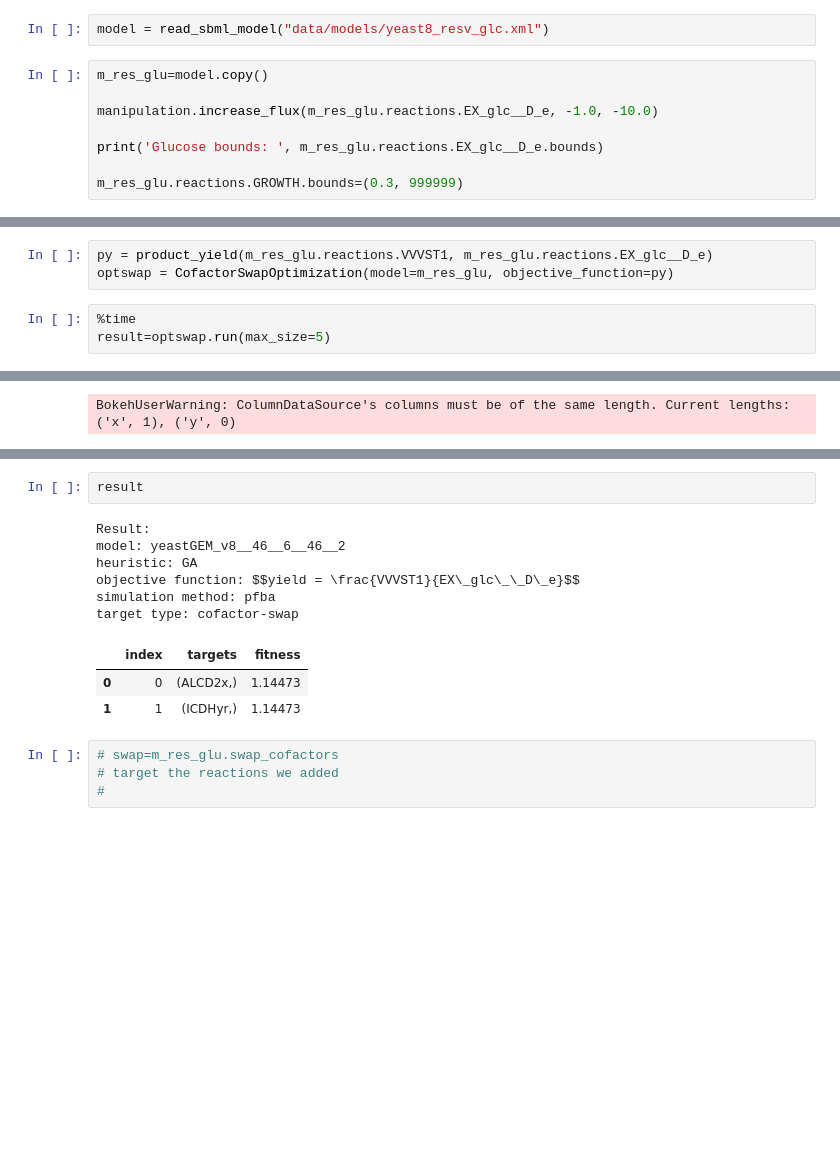
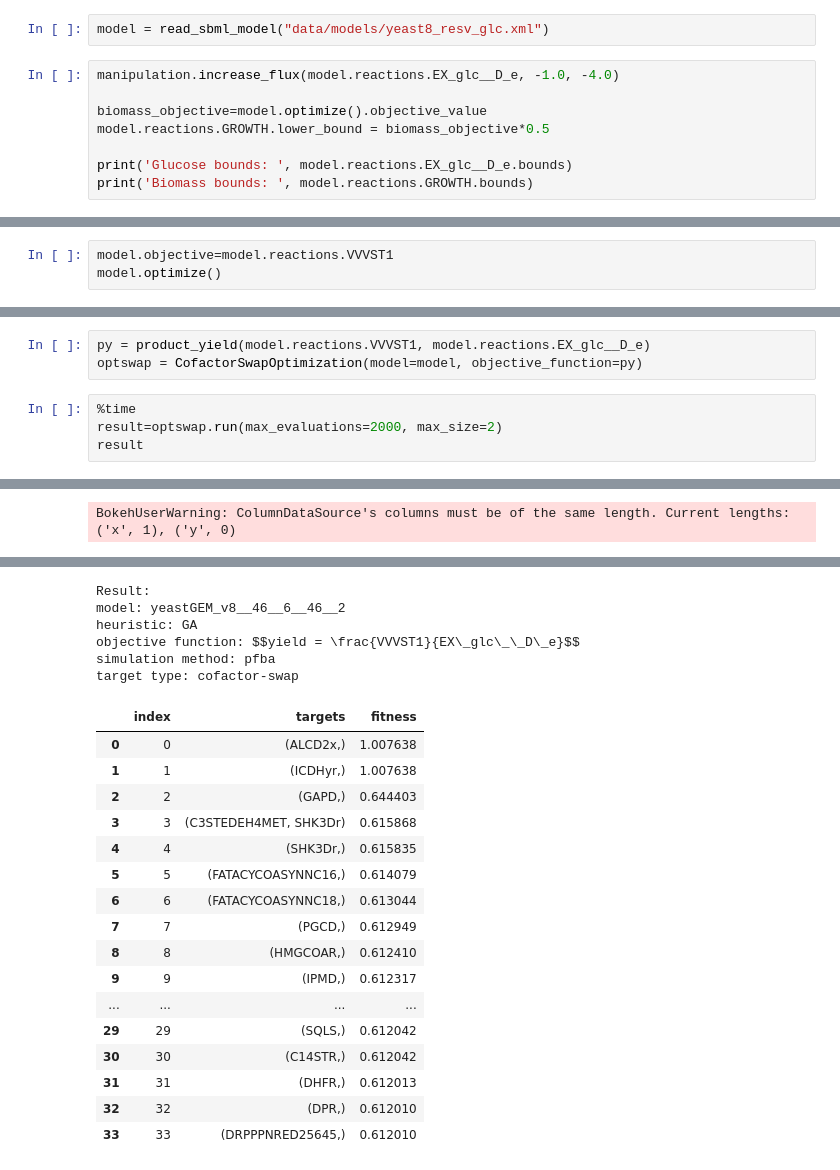
Before and after one commit to 27410/27410-group-assigment-group-4-resveratrol-in-s-cerevisiae, a Jupyter notebook: analysis/06.cofactor_swap.ipynb, the cells around one changed output, grey strips where cells are left out. Drawn from its saved outputs; the diff is of its cells as text; blank space fills up the shorter version.

```diff
--- a/analysis/06.cofactor_swap.ipynb
+++ b/analysis/06.cofactor_swap.ipynb
@@ -16,11 +16,11 @@ os.chdir("C:/Users/Deborah/anaconda3/envs/cellfactorydesign/27410-group-assigmen
 # %%
 model = read_sbml_model("data/models/yeast8_resv_glc.xml")
 # %%
-m_res_glu=model.copy()
+manipulation.increase_flux(model.reactions.EX_glc__D_e, -1.0, -4.0)
 
-manipulation.increase_flux(m_res_glu.reactions.EX_glc__D_e, -1.0, -10.0)
+biomass_objective=model.optimize().objective_value
+model.reactions.GROWTH.lower_bound = biomass_objective*0.5
 
-print('Glucose bounds: ', m_res_glu.reactions.EX_glc__D_e.bounds)
-
-m_res_glu.reactions.GROWTH.bounds=(0.3, 999999)
+print('Glucose bounds: ', model.reactions.EX_glc__D_e.bounds)
+print('Biomass bounds: ', model.reactions.GROWTH.bounds)
 # %% [output]
@@ -30,0 +29,3 @@ m_res_glu.objective=m_res_glu.reactions.VVVST1
+# %%
+model.objective=model.reactions.VVVST1
+model.optimize()
@@ -31,8 +47,9 @@ m_res_glu.objective=m_res_glu.reactions.VVVST1
 # %%
-py = product_yield(m_res_glu.reactions.VVVST1, m_res_glu.reactions.EX_glc__D_e)
-optswap = CofactorSwapOptimization(model=m_res_glu, objective_function=py)
+py = product_yield(model.reactions.VVVST1, model.reactions.EX_glc__D_e)
+optswap = CofactorSwapOptimization(model=model, objective_function=py)
 # %%
 %time
-result=optswap.run(max_size=5)
+result=optswap.run(max_evaluations=2000, max_size=2)
+result
 # %% [output]
 Wall time: 0 ns
@@ -45,16 +81,23 @@ Finished after 00:02:06
+Result:
+model: yeastGEM_v8__46__6__46__2
+heuristic: GA
+objective function: $$yield = \frac{VVVST1}{EX\_glc\_\_D\_e}$$
+simulation method: pfba
+target type: cofactor-swap
+|  | index | targets | fitness |
+| 0 | 0 | (ALCD2x,) | 1.007638 |
+| 1 | 1 | (ICDHyr,) | 1.007638 |
+| 2 | 2 | (GAPD,) | 0.644403 |
+| 3 | 3 | (C3STEDEH4MET, SHK3Dr) | 0.615868 |
+| 4 | 4 | (SHK3Dr,) | 0.615835 |
+| 5 | 5 | (FATACYCOASYNNC16,) | 0.614079 |
+| 6 | 6 | (FATACYCOASYNNC18,) | 0.613044 |
+| 7 | 7 | (PGCD,) | 0.612949 |
+| 8 | 8 | (HMGCOAR,) | 0.612410 |
+| 9 | 9 | (IPMD,) | 0.612317 |
+| ... | ... | ... | ... |
+| 29 | 29 | (SQLS,) | 0.612042 |
+| 30 | 30 | (C14STR,) | 0.612042 |
+| 31 | 31 | (DHFR,) | 0.612013 |
+| 32 | 32 | (DPR,) | 0.612010 |
+| 33 | 33 | (DRPPPNRED25645,) | 0.612010 |
-# %%
-result
-# %% [output]
-Result:
-model: yeastGEM_v8__46__6__46__2
-heuristic: GA
-objective function: $$yield = \frac{VVVST1}{EX\_glc\_\_D\_e}$$
-simulation method: pfba
-target type: cofactor-swap
-|  | index | targets | fitness |
-| 0 | 0 | (ALCD2x,) | 1.14473 |
-| 1 | 1 | (ICDHyr,) | 1.14473 |
-# %%
-# swap=m_res_glu.swap_cofactors
-# target the reactions we added
-#
```
Also changed, not shown: parts of 10 cells of this notebook, 5 other files.
